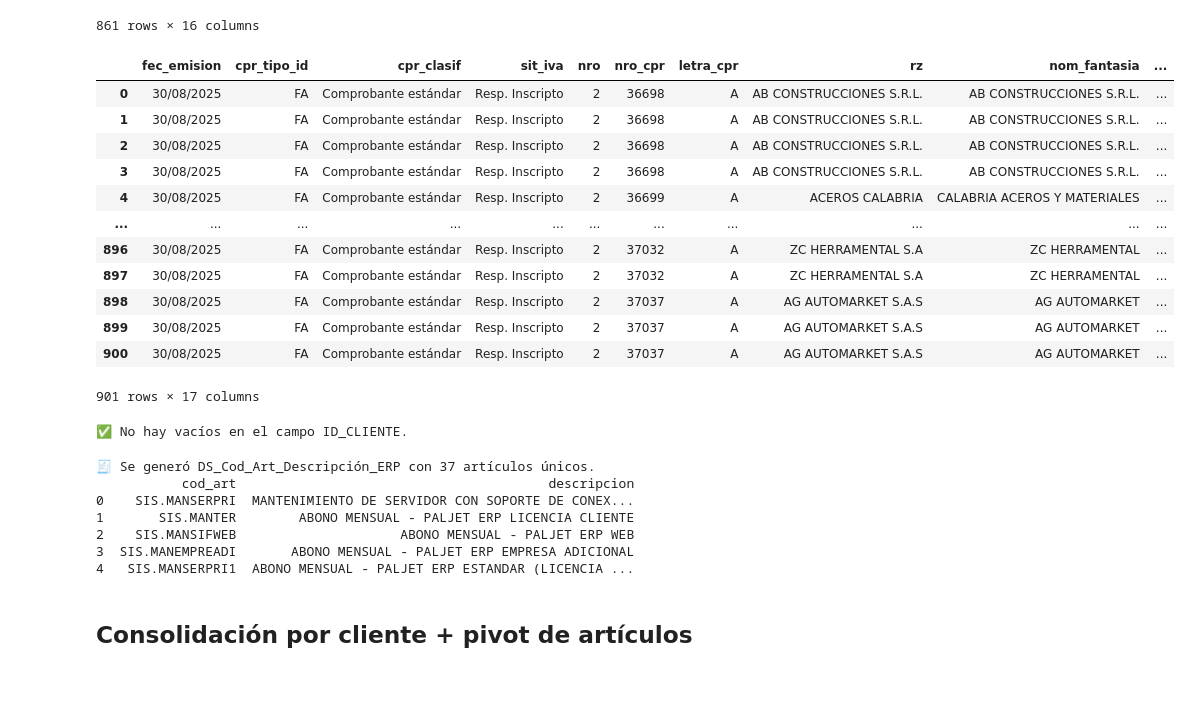
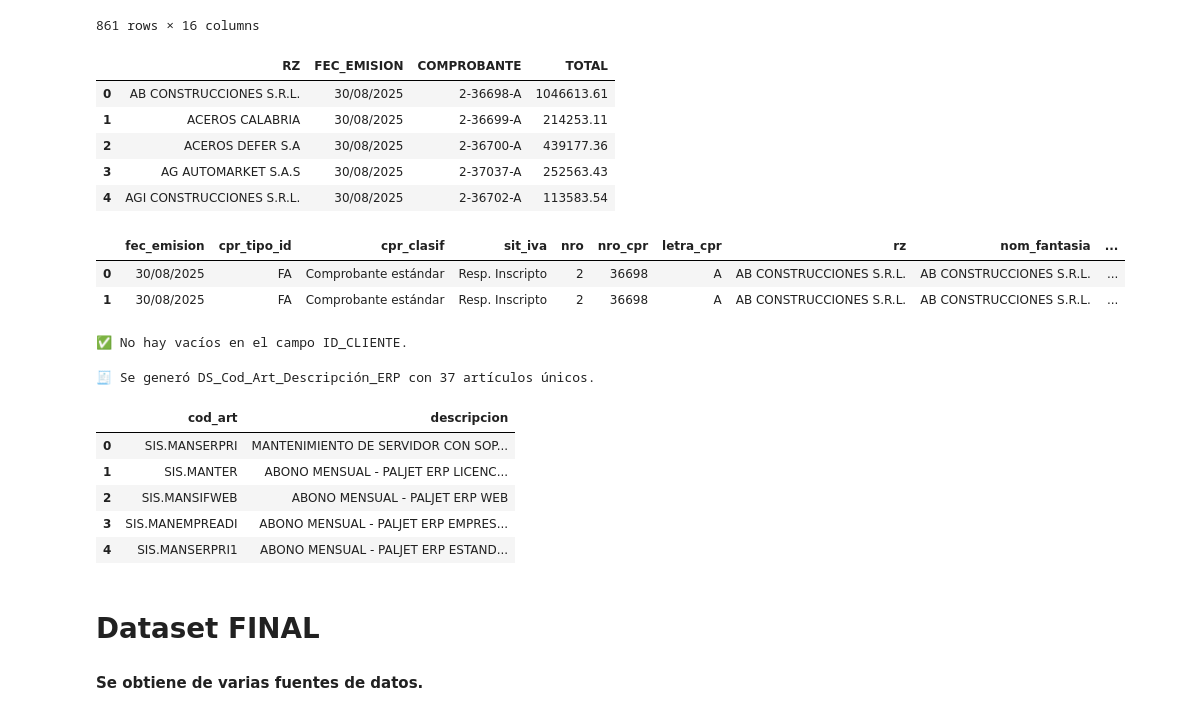
Before and after one commit to christiansaluzzo/Etsol_AnalisisClientes, a Jupyter notebook: análisis_clientes.ipynb, the cells around one changed output. Saved outputs shown, nothing was run; the diff lists cells and outputs as text; code cells hidden in the pictures; blank space fills up the shorter version.

Commit message:
Se finalizó el DS_Final sumando la "facturación total". Se comenzaron a realizar los primeros análisis.

```diff
--- a/análisis_clientes.ipynb
+++ b/análisis_clientes.ipynb
@@ -424,40 +400,55 @@ DF_crudo_abonos.head(-1)
 | 859 | 30/08/2025 | FA | Comprobante estándar | Resp. Inscripto | 2 | 37037 | A | AG AUTOMARKET S.A.S | AG AUTOMARKET | ... |
 | 860 | 30/08/2025 | FA | Comprobante estándar | Resp. Inscripto | 2 | 37037 | A | AG AUTOMARKET S.A.S | AG AUTOMARKET | ... |
 861 rows × 16 columns
+# %%
+# Analizaremos la facturación entregada por Administración
+
+# 1. Crear la columna COMPROBANTE
+DF_crudo_abonos["COMPROBANTE"] = DF_crudo_abonos["NRO"].astype(str) + "-" + DF_crudo_abonos["NRO_CPR"].astype(str) + "-" + DF_crudo_abonos["LETRA_CPR"]
+
+# 2. Agrupar y sumar PR_NETO
+df_facturacion = (
+    DF_crudo_abonos.groupby(["RZ", "FEC_EMISION", "COMPROBANTE"], as_index=False)
+      .agg(TOTAL=("PR_NETO", "sum"))
+)
+
+# 3. Exportar a Excel
+"""df_facturacion.to_excel("entregables/Facturación_Agosto.xlsx", index=False)"""
+
+df_facturacion.head()
+# %% [output]
+|  | RZ | FEC_EMISION | COMPROBANTE | TOTAL |
+| 0 | AB CONSTRUCCIONES S.R.L. | 30/08/2025 | 2-36698-A | 1046613.61 |
+| 1 | ACEROS CALABRIA | 30/08/2025 | 2-36699-A | 214253.11 |
+| 2 | ACEROS DEFER S.A | 30/08/2025 | 2-36700-A | 439177.36 |
+| 3 | AG AUTOMARKET S.A.S | 30/08/2025 | 2-37037-A | 252563.43 |
+| 4 | AGI CONSTRUCCIONES S.R.L. | 30/08/2025 | 2-36702-A | 113583.54 |
 # %%
+# Objetivo:
+# Poder obtener el ID de Cliente (id_cliente) en el dataset.
+
 # Convertir a minúsculas los nombres de las columnas en el DataFrame de abonos
 DF_crudo_abonos.columns = DF_crudo_abonos.columns.str.lower()
 
 # Convertir a minúsculas los nombres de las columnas en el DataFrame de clientes
 DF_clientes_paljet.columns = DF_clientes_paljet.columns.str.lower()
 
 # --------------------------------------------------------------------------------
-# Ahora, adaptamos tu fragmento de código usando los nuevos nombres de columna:
+# Probamos unificar las tablas clientes y abonos para obtener una que incorpore el ID_CLIENTE
 # --------------------------------------------------------------------------------
 
-# Probamos unificar las tablas clientes y abonos para obtener una que incorpore el ID_CLIENTE
 # Hacemos el merge uniendo por el campo "nom_fantasia" (ahora en minúsculas)
 DF_abonos_idcliente = pd.merge(
     DF_crudo_abonos,
     # Aseguramos que las columnas seleccionadas también estén en minúsculas
     DF_clientes_paljet[['id_cliente', 'nom_fantasia']],
     on='nom_fantasia', # La clave de unión también debe estar en minúsculas
     how='left'
 )
 
-DF_abonos_idcliente.head(-2)
+DF_abonos_idcliente.head(2)
 # %% [output]
 |  | fec_emision | cpr_tipo_id | cpr_clasif | sit_iva | nro | nro_cpr | letra_cpr | rz | nom_fantasia | ... |
 | 0 | 30/08/2025 | FA | Comprobante estándar | Resp. Inscripto | 2 | 36698 | A | AB CONSTRUCCIONES S.R.L. | AB CONSTRUCCIONES S.R.L. | ... |
 | 1 | 30/08/2025 | FA | Comprobante estándar | Resp. Inscripto | 2 | 36698 | A | AB CONSTRUCCIONES S.R.L. | AB CONSTRUCCIONES S.R.L. | ... |
-| 2 | 30/08/2025 | FA | Comprobante estándar | Resp. Inscripto | 2 | 36698 | A | AB CONSTRUCCIONES S.R.L. | AB CONSTRUCCIONES S.R.L. | ... |
-| 3 | 30/08/2025 | FA | Comprobante estándar | Resp. Inscripto | 2 | 36698 | A | AB CONSTRUCCIONES S.R.L. | AB CONSTRUCCIONES S.R.L. | ... |
-| 4 | 30/08/2025 | FA | Comprobante estándar | Resp. Inscripto | 2 | 36699 | A | ACEROS CALABRIA | CALABRIA ACEROS Y MATERIALES | ... |
-| ... | ... | ... | ... | ... | ... | ... | ... | ... | ... | ... |
-| 896 | 30/08/2025 | FA | Comprobante estándar | Resp. Inscripto | 2 | 37032 | A | ZC HERRAMENTAL S.A | ZC HERRAMENTAL | ... |
-| 897 | 30/08/2025 | FA | Comprobante estándar | Resp. Inscripto | 2 | 37032 | A | ZC HERRAMENTAL S.A | ZC HERRAMENTAL | ... |
-| 898 | 30/08/2025 | FA | Comprobante estándar | Resp. Inscripto | 2 | 37037 | A | AG AUTOMARKET S.A.S | AG AUTOMARKET | ... |
-| 899 | 30/08/2025 | FA | Comprobante estándar | Resp. Inscripto | 2 | 37037 | A | AG AUTOMARKET S.A.S | AG AUTOMARKET | ... |
-| 900 | 30/08/2025 | FA | Comprobante estándar | Resp. Inscripto | 2 | 37037 | A | AG AUTOMARKET S.A.S | AG AUTOMARKET | ... |
-901 rows × 17 columns
 # %%
@@ -476,23 +467,28 @@ else:
 # %% [output]
 ✅ No hay vacíos en el campo ID_CLIENTE.
 # %%
-# Arrtículos en PalJetERP
+# Artículos en PalJetERP
 # Crear dataset con código y descripción de artículos
 DS_Cod_Art_Desc_ERP = DF_abonos_idcliente[["cod_art", "descripcion"]].drop_duplicates().reset_index(drop=True)
 
 # Mostrar resultados
 print(f"🧾 Se generó DS_Cod_Art_Descripción_ERP con {len(DS_Cod_Art_Desc_ERP)} artículos únicos.")
-print(DS_Cod_Art_Desc_ERP.head())
+
+# Genero un excel
+"""DS_Cod_Art_Desc_ERP.to_excel("entregables/Productos_en_ERP.xlsx", index=False)"""
+
+DS_Cod_Art_Desc_ERP.head(5)
 # %% [output]
 🧾 Se generó DS_Cod_Art_Descripción_ERP con 37 artículos únicos.
-           cod_art                                        descripcion
-0    SIS.MANSERPRI  MANTENIMIENTO DE SERVIDOR CON SOPORTE DE CONEX...
-1       SIS.MANTER        ABONO MENSUAL - PALJET ERP LICENCIA CLIENTE
-2    SIS.MANSIFWEB                     ABONO MENSUAL - PALJET ERP WEB
-3  SIS.MANEMPREADI       ABONO MENSUAL - PALJET ERP EMPRESA ADICIONAL
-4   SIS.MANSERPRI1  ABONO MENSUAL - PALJET ERP ESTANDAR (LICENCIA ...
+|  | cod_art | descripcion |
+| 0 | SIS.MANSERPRI | MANTENIMIENTO DE SERVIDOR CON SOP... |
+| 1 | SIS.MANTER | ABONO MENSUAL - PALJET ERP LICENC... |
+| 2 | SIS.MANSIFWEB | ABONO MENSUAL - PALJET ERP WEB |
+| 3 | SIS.MANEMPREADI | ABONO MENSUAL - PALJET ERP EMPRES... |
+| 4 | SIS.MANSERPRI1 | ABONO MENSUAL - PALJET ERP ESTAND... |
 # %%
 ### -----------------------------------------------------------------------------------
 # %% [markdown]
-## Consolidación por cliente + pivot de artículos
+# Dataset FINAL
+#### Se obtiene de varias fuentes de datos.
 # %%
```
Also changed, not shown: parts of 24 cells of this notebook.
